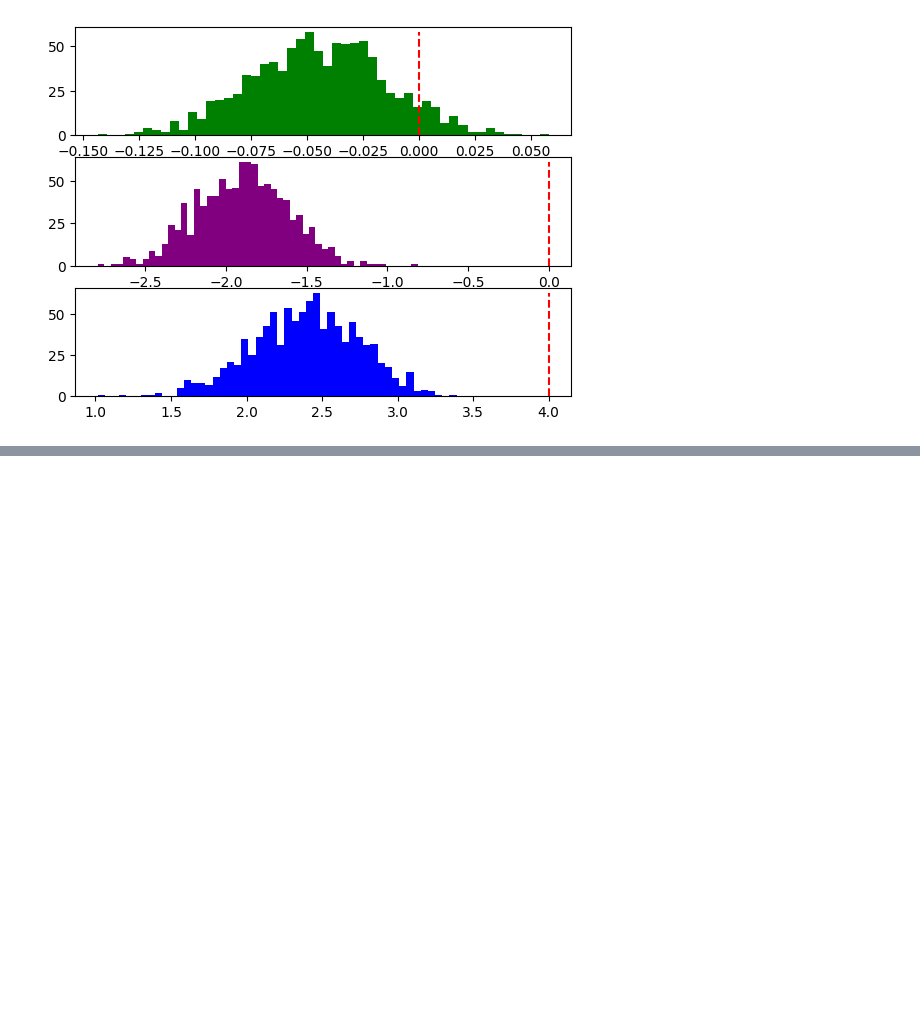
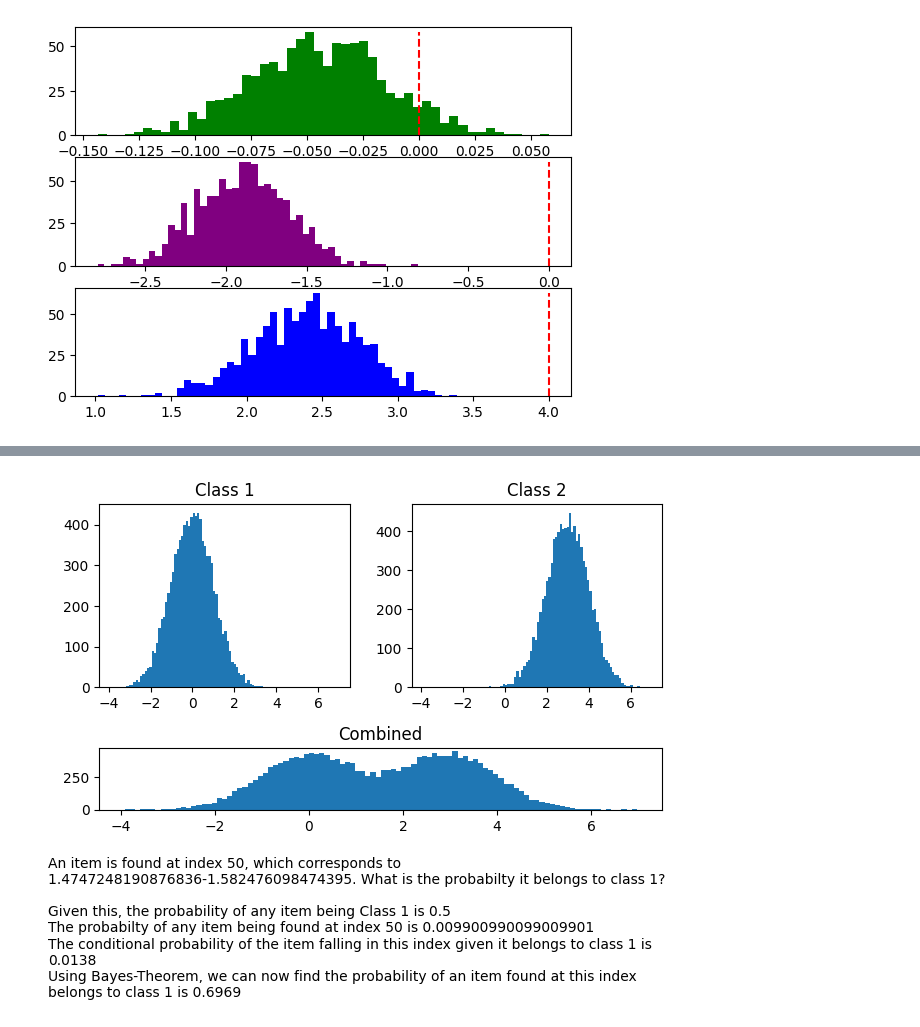
Before and after one commit to zhuyk6/Bell-ineq-VQE, a Jupyter notebook: run_examples.ipynb, the cells around one changed output, grey strips where cells are left out. Cells and saved outputs as stored; diff of their text form; code cells hidden in the pictures; blank space fills up the shorter version.

```diff
--- a/run_examples.ipynb
+++ b/run_examples.ipynb
@@ -263,0 +405,54 @@ nonlocal: 0 / 1000
+# %%
+def test():
+    bincount = 100
+    mean, stdev, population = 0, 1, 10000
+    separation = 3*stdev
+
+    norm1 = np.random.normal(mean, stdev, population)
+    norm2 = np.random.normal(mean + separation, stdev, population)
+    comb = np.concatenate([norm1, norm2]) #concatenate nd_arrays
+
+    fig = plt.figure("Bayesian")
+
+    plt.subplot2grid((4, 4), (2, 0), colspan=4, rowspan=1)
+    plt.title("Combined")
+    hist3 = plt.hist(comb, bincount) #population, bins, patch = plt.hist()
+
+    plt.subplot2grid((4, 4), (0, 0), colspan=2, rowspan=2)
+    plt.title("Class 1")
+    hist1 = plt.hist(norm1, bins=hist3[1])
+
+    plt.subplot2grid((4, 4), (0, 2), colspan=2, rowspan=2)
+    plt.title("Class 2")
+    hist2 = plt.hist(norm2, bins=hist3[1])
+
+    index = int(len(hist3[1])/2)#arbitrarily choosing the middle bin
+    bin = hist3[1][index]
+    binsize = (max(hist3[1])-min(hist3[1]))/len(hist3[1])
+    probIndex = 1/len(hist3[1])
+    probClass = len(norm1)/len(comb)
+    condProbClass = hist1[0][index]/sum(hist1[0])
+    condProbIndex = probClass*condProbClass/probIndex
+
+    t = "An item is found at index {idx}, which corresponds to {binStart}-{binEnd}. What is the probabilty it belongs to class 1?\n\n"\
+        "Given this, the probability of any item being Class 1 is {pC1}\n"\
+        "The probabilty of any item being found at index {idx} is {pInd}\n"\
+        "The conditional probability of the item falling in this index given it belongs to class 1 is {cpC1}\n"\
+        "Using Bayes-Theorem, we can now find the probability of an item found at this index belongs to class 1 is {cpI}"\
+        .format(
+        idx=index,
+        binStart=bin-binsize/2,
+        binEnd=bin+binsize/2,
+        pC1=probClass,
+        pInd=probIndex,
+        cpC1=condProbClass,
+        cpI=condProbIndex
+    )
+
+    plt.tight_layout()
+    plt.figtext(0, -0.1, t, wrap=True)
+    plt.show()
+
+test()
+# %% [output]
+[figure, added]
```
Also changed, not shown: parts of 12 cells of this notebook, 11 other files.
